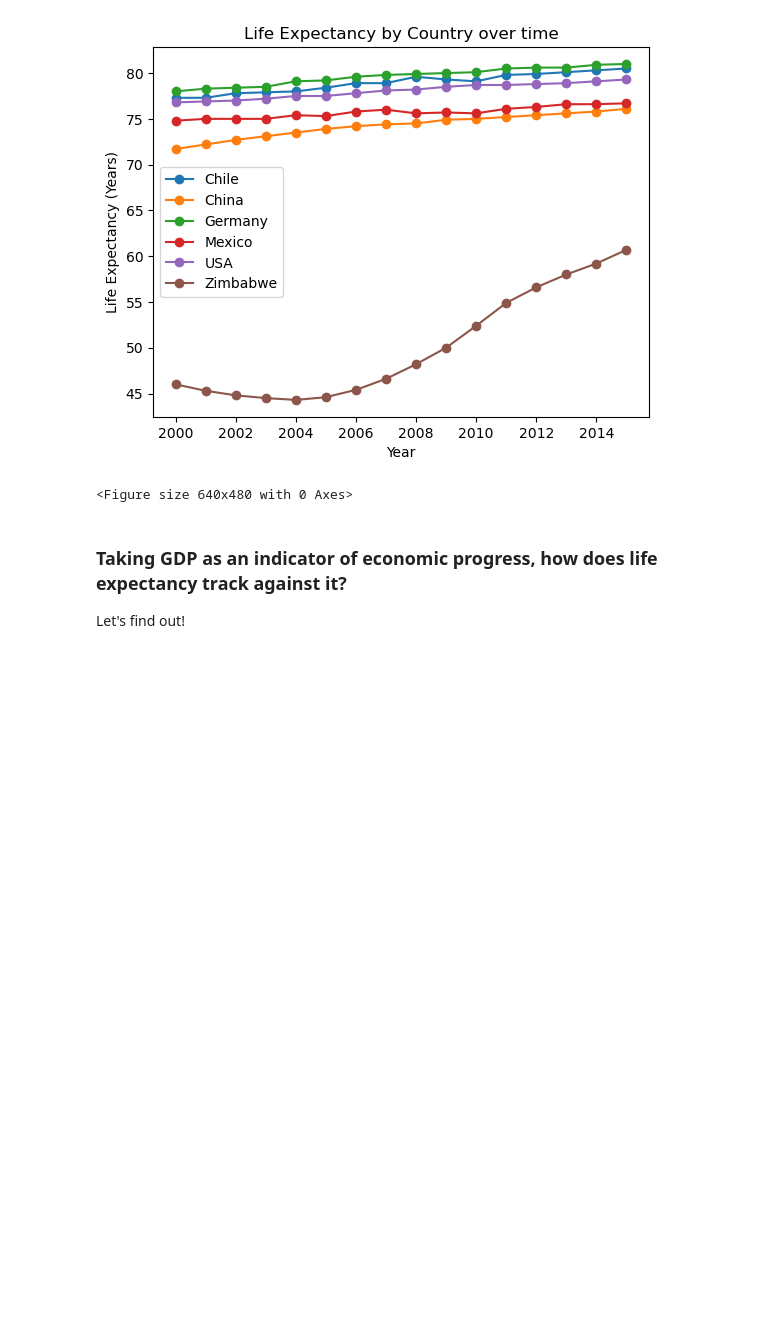
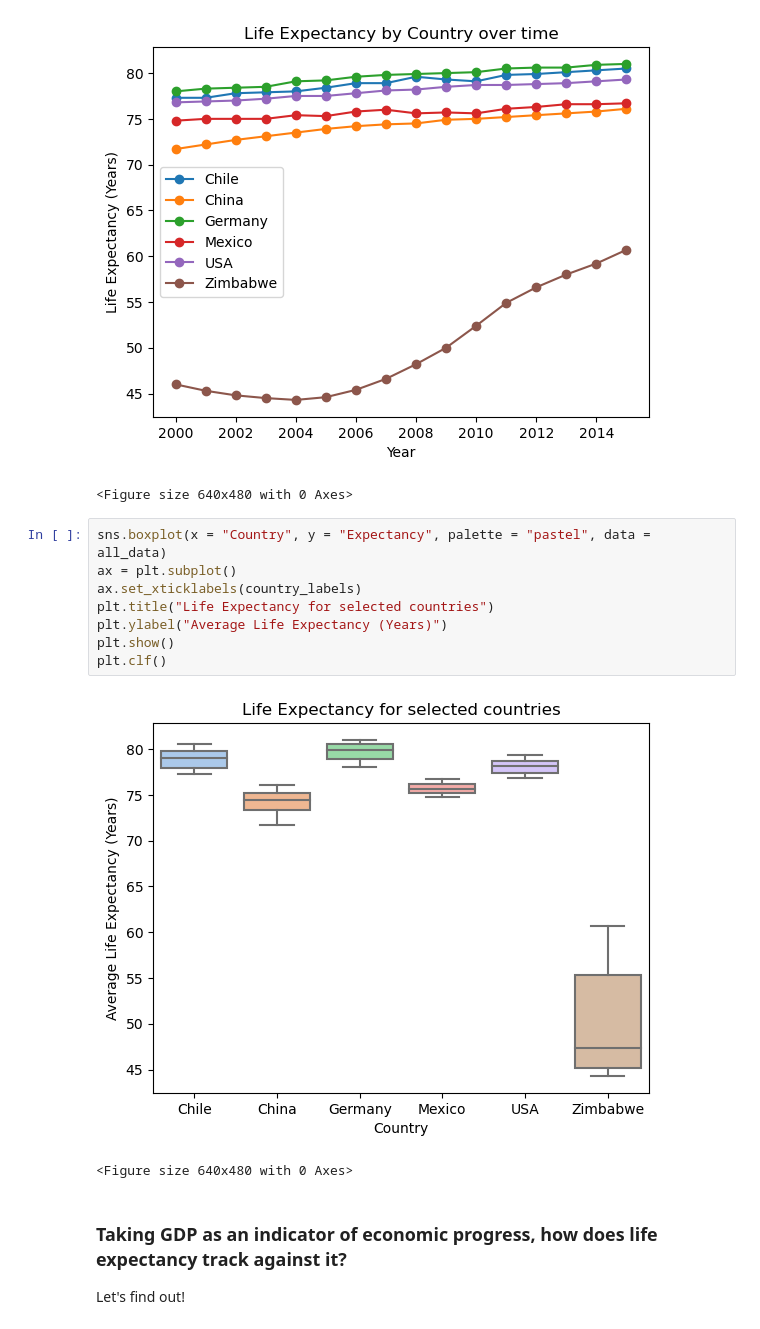
Before and after one commit to mustafasiddiqui/life-expectancy-gdp, a Jupyter notebook: life_expectancy_gdp.ipynb, the cells around one changed output. Saved outputs shown, nothing was run; the diff lists cells and outputs as text; blank space fills up the shorter version.

Commit message:
Box plot of life expectancy by country

```diff
--- a/life_expectancy_gdp.ipynb
+++ b/life_expectancy_gdp.ipynb
@@ -79,6 +80,17 @@ show_gdp_expectancy(all_data)
 [figure]
 [figure]
 <Figure size 640x480 with 0 Axes>
+# %%
+sns.boxplot(x = "Country", y = "Expectancy", palette = "pastel", data = all_data)
+ax = plt.subplot()
+ax.set_xticklabels(country_labels)
+plt.title("Life Expectancy for selected countries")
+plt.ylabel("Average Life Expectancy (Years)")
+plt.show()
+plt.clf()
+# %% [output]
+[figure, added]
+<Figure size 640x480 with 0 Axes>
 # %% [markdown]
 ### Taking GDP as an indicator of economic progress, how does life expectancy track against it?
 
```
Also changed, not shown: parts of 2 cells of this notebook.
